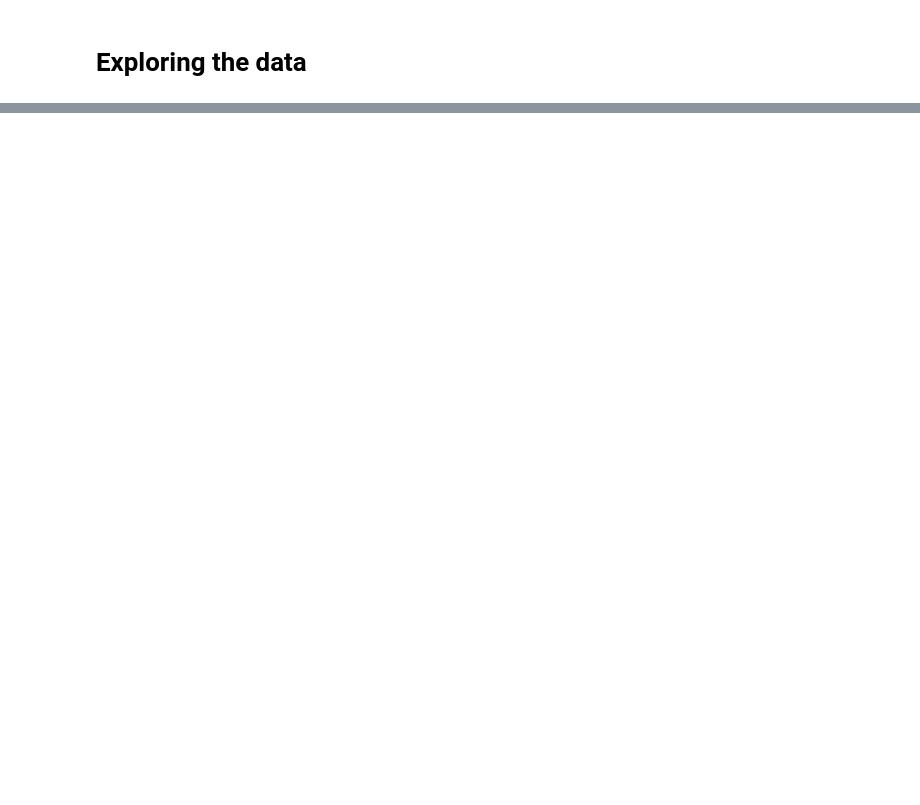
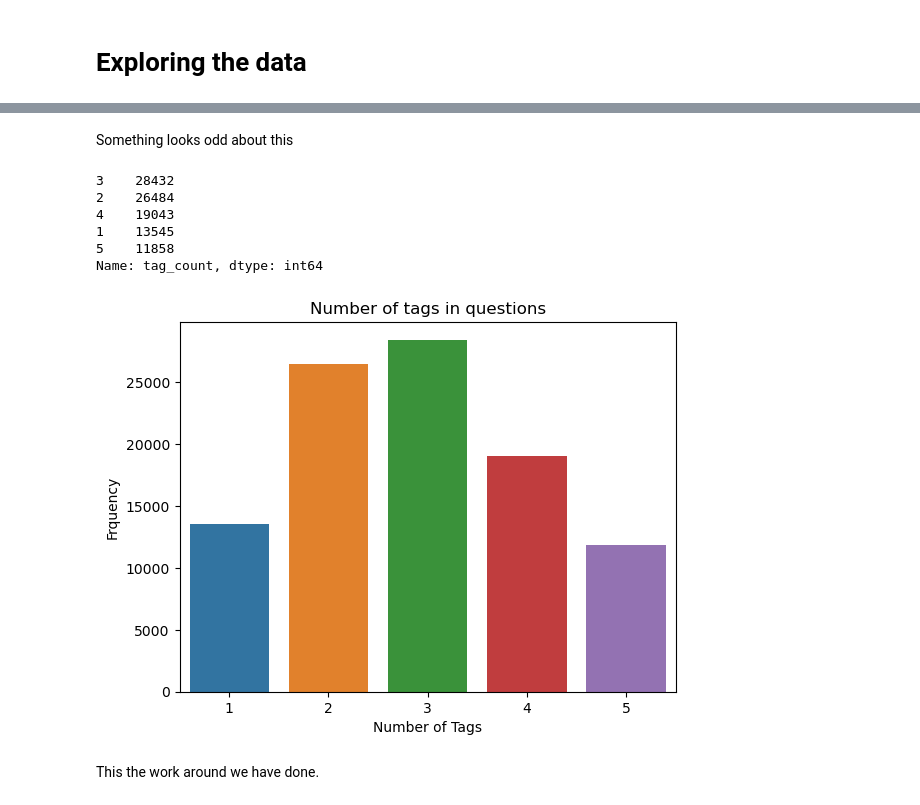
Before and after one commit to anidec25/Stack-Overflow-Tag-Prediction, a Jupyter notebook: notebook-stackoverflow.ipynb, the cells around one changed output, grey strips where cells are left out. Cells and saved outputs as stored; diff of their text form; code cells hidden in the pictures; blank space fills up the shorter version.

```diff
--- a/notebook-stackoverflow.ipynb
+++ b/notebook-stackoverflow.ipynb
@@ -49,0 +87,6 @@ df_train.head()
+# %%
+duplicated_pairs = df_train.sort_values('Title', ascending=False).duplicated('Title')
+print(f'Total number of duplicated questions: {duplicated_pairs.sum()}')
+
+df_train = df_train[~duplicated_pairs]
+print(f'Dataframe shape after duplicate removal: {df_train.shape}')
@@ -49,0 +96,2 @@ df_train.head()
+# %%
+df_train['tag_count'] = df_train['Tags'].apply(lambda x: len(x.split()))
@@ -49,0 +127,2 @@ df_train.head()
+# %%
+df_train = df_train.reset_index()
@@ -49,0 +154,24 @@ df_train.head()
+# %% [markdown]
+Something looks odd about this
+# %%
+df_train['tag_count'].value_counts()
+# %% [output]
+3    28432
+2    26484
+4    19043
+1    13545
+5    11858
+Name: tag_count, dtype: int64
+# %%
+df_tag_freq = df_train['tag_count'].value_counts().reset_index().sort_values(by='index').rename(columns = {'index':'tag_count', 'tag_count':'tag_value_counts'})
+
+
+plt.title('Number of tags in questions')
+sns.barplot(data = df_tag_freq, x = 'tag_count', y = 'tag_value_counts')
+plt.xlabel('Number of Tags')
+plt.ylabel('Frquency')
+plt.show()
+# %% [output]
+[figure, added]
+# %% [markdown]
+This the work around we have done.
```
Also changed, not shown: parts of 37 cells of this notebook.
